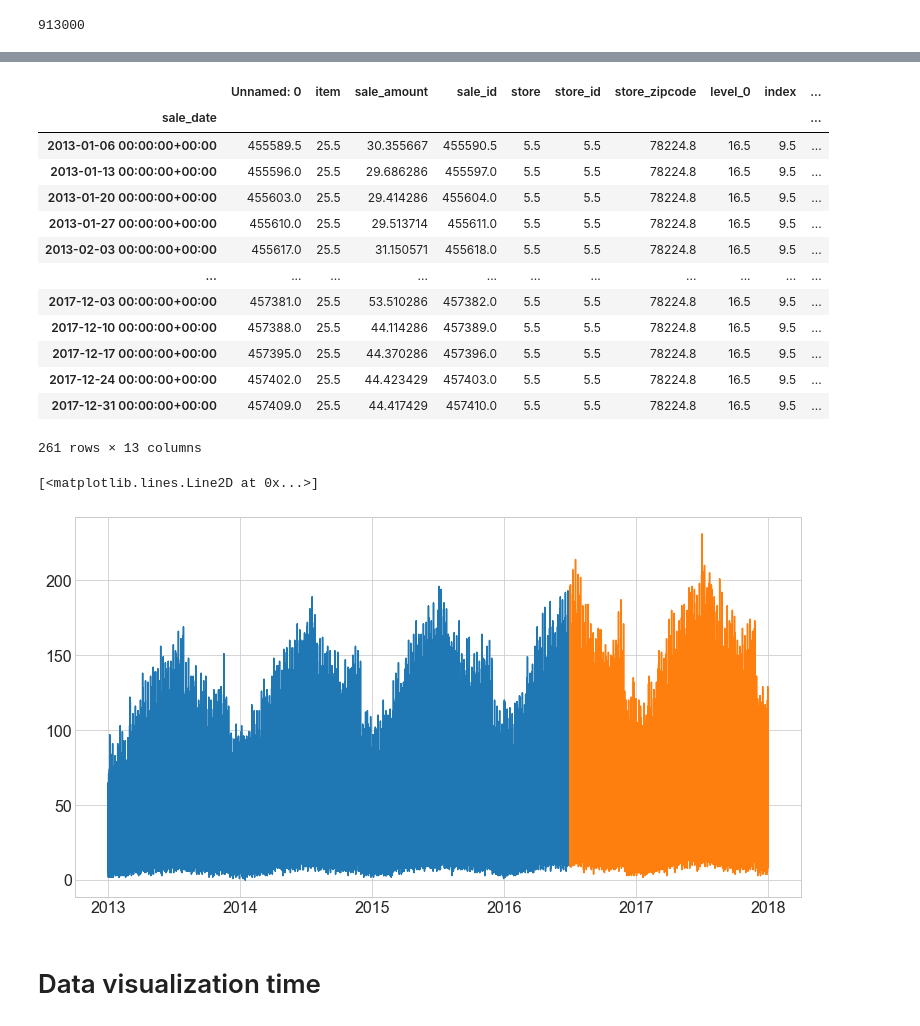
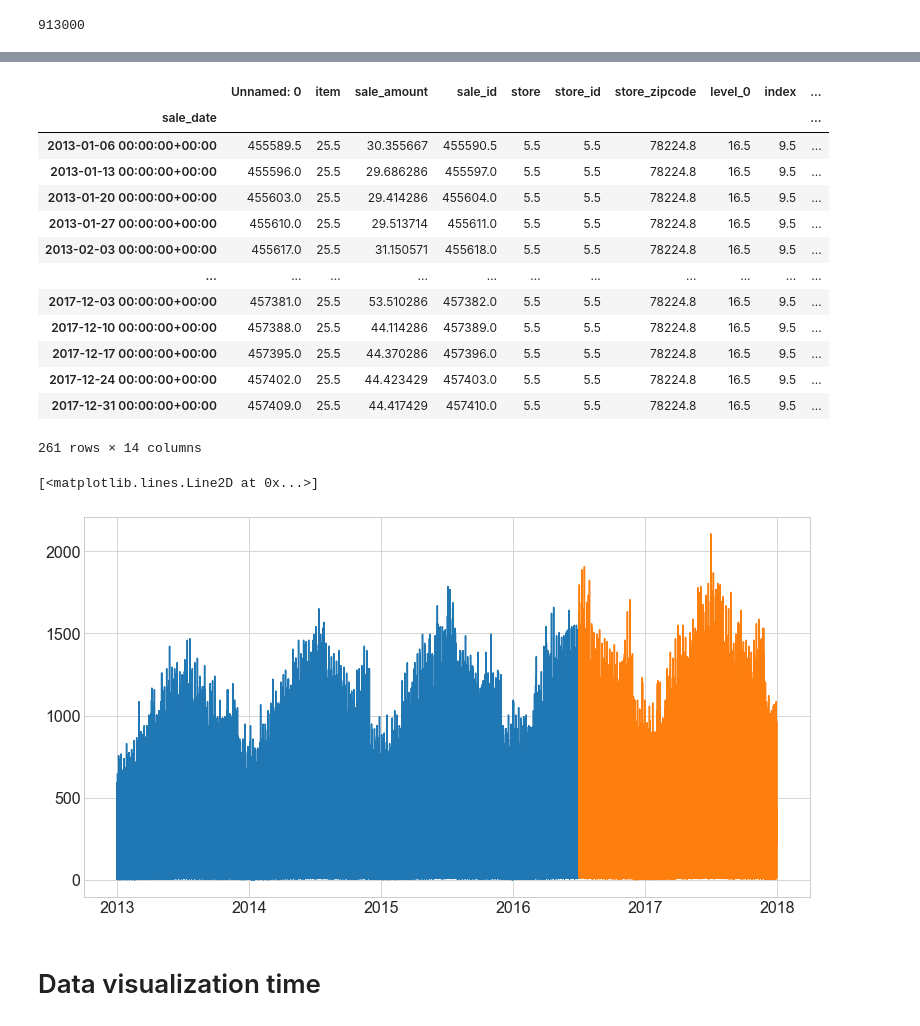
Before and after one commit to SLawsonWoods/time_series_exercises_1, a Jupyter notebook: time_series_exploration.ipynb, the cells around one changed output, grey strips where cells are left out. Drawn from its saved outputs; the diff is of its cells as text; code cells hidden in the pictures.

Commit message:
continuing exploration with visualizations

```diff
--- a/time_series_exploration.ipynb
+++ b/time_series_exploration.ipynb
@@ -13,6 +14,8 @@ plt.rc('font', size=16)
 Do your work for this exercise in a notebook named explore. Use the techniques in the lesson to explore the store item demand dataset and the opsd dataset.
 # %%
 df = pd.read_csv('cached_all_dfs.csv')
+# %%
+df = prepare.formatting(df)
 # %%
 df.head()
 # %% [output]
@@ -25,5 +30,5 @@ df.head()
 # %%
-# first I need to set my date column to datetimeindex
-df.sale_date = pd.to_datetime(df.sale_date)
-df = df.set_index('sale_date').sort_index()
-df
+# # first I need to set my date column to datetimeindex
+# df.sales_total = pd.to_datetime(df.sales_total)
+# df = df.set_index('sales_total').sort_index()
+# df.dtypes
@@ -77,22 +78,22 @@ df.resample('W').mean()
 | 2017-12-17 00:00:00+00:00 | 457395.0 | 25.5 | 44.370286 | 457396.0 | 5.5 | 5.5 | 78224.8 | 16.5 | 9.5 | ... |
 | 2017-12-24 00:00:00+00:00 | 457402.0 | 25.5 | 44.423429 | 457403.0 | 5.5 | 5.5 | 78224.8 | 16.5 | 9.5 | ... |
 | 2017-12-31 00:00:00+00:00 | 457409.0 | 25.5 | 44.417429 | 457410.0 | 5.5 | 5.5 | 78224.8 | 16.5 | 9.5 | ... |
-261 rows × 13 columns
+261 rows × 14 columns
 # %%
 # let's try a percentage based time-series split with store data
 train_size = .70
 n = df.shape[0]
 test_start_index = round(train_size * n)
 
 train = df[:test_start_index]# everything up (not including) to the test_start_index
 test = df[test_start_index:]# everything from the test_start_index to the end
 
 
-plt.plot(train.index, train.sale_amount)
-plt.plot(test.index, test.sale_amount)
+plt.plot(train.index, train.sales_total)
+plt.plot(test.index, test.sales_total)
 # %% [output]
 [<matplotlib.lines.Line2D at 0x...>]
-[figure, old version]
+[figure, new version]
 # %% [markdown]
 # Data visualization time
 # %% [markdown]
```
Also changed, not shown: parts of 49 cells of this notebook, 4 other files.
